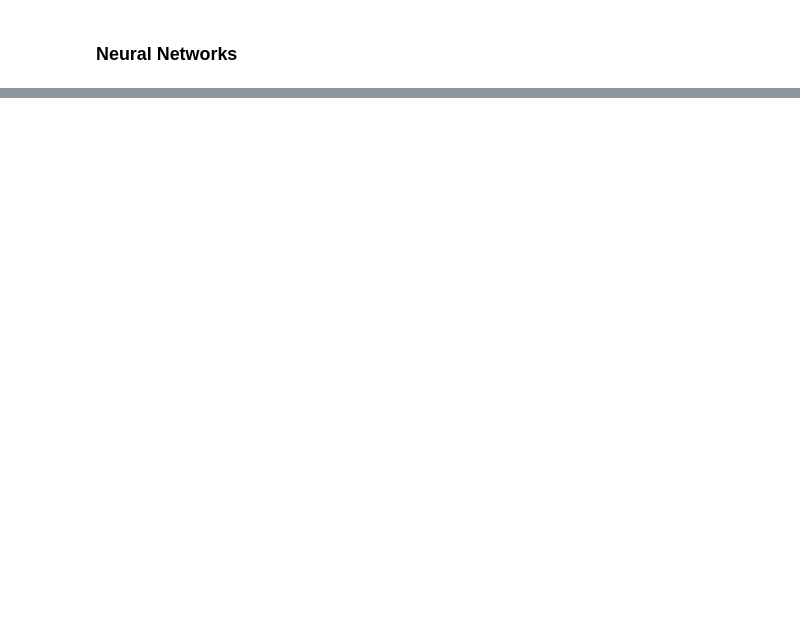
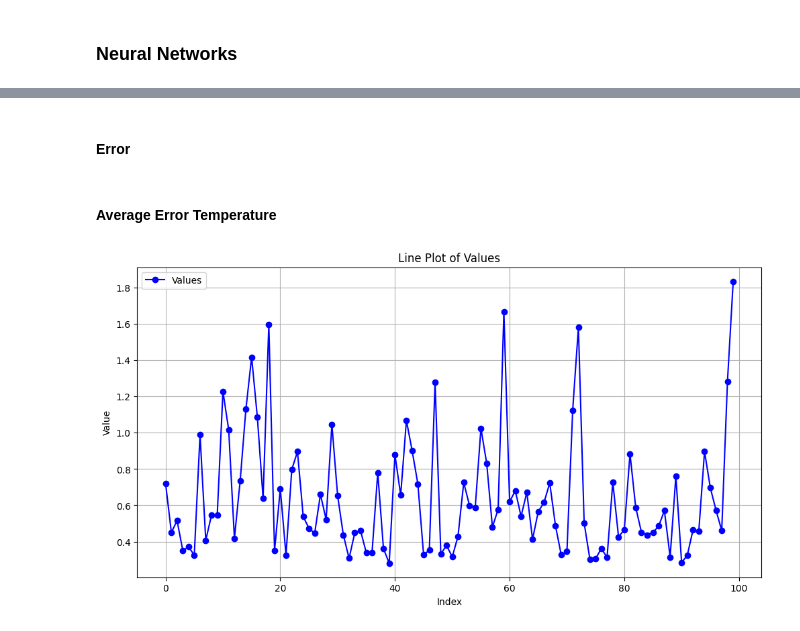
Before and after one commit to surya-9556/Optimizing-Sensor-Placement, a Jupyter notebook: final_project.ipynb, the cells around one changed output, grey strips where cells are left out. Drawn from its saved outputs; the diff is of its cells as text; code cells hidden in the pictures; blank space fills up the shorter version.

```diff
--- a/final_project.ipynb
+++ b/final_project.ipynb
@@ -769,0 +613,4 @@ reconstrucing_video.video_generation(resconstructed_temp_frames, 'reconstructed_
+# %%
+predictions_temp_over_time = Alternative_filling_method.predict_future_temperatures(predicting_temp_model, reduced_df_sorted, reduced_df_sorted_1, selected_sensors_list, 'Temperature', num_steps=102)
+predictions_temp_over_time = pd.concat(predictions_temp_over_time,ignore_index=True)
+predictions_temp_over_time['error_temperature'] = np.abs(predictions_temp_over_time['Predicted_Temperature'] - predictions_temp_over_time['Actual_Temperature'])
@@ -835,0 +791,18 @@ Kolmogorov-Smirnov of humidity test: Statistic = 0.16241104283970903, P-value =
+# %% [markdown]
+#### Error
+# %% [markdown]
+#### Average Error Temperature
+# %%
+error = [np.average(predictions_temp_over_time.groupby('Sensor ID', observed=False).nth(i-1)['error_temperature'].tolist()) for i in range(2, 102)]
+# %%
+# Create a line plot
+plt.figure(figsize=(12, 6))
+plt.plot(error, marker='o', linestyle='-', color='b', label='Values')
+plt.title('Line Plot of Values')
+plt.xlabel('Index')
+plt.ylabel('Value')
+plt.legend()
+plt.grid(True)
+plt.show()
+# %% [output]
+[figure, added]
```
Also changed, not shown: parts of 85 cells of this notebook, 8 other files.
